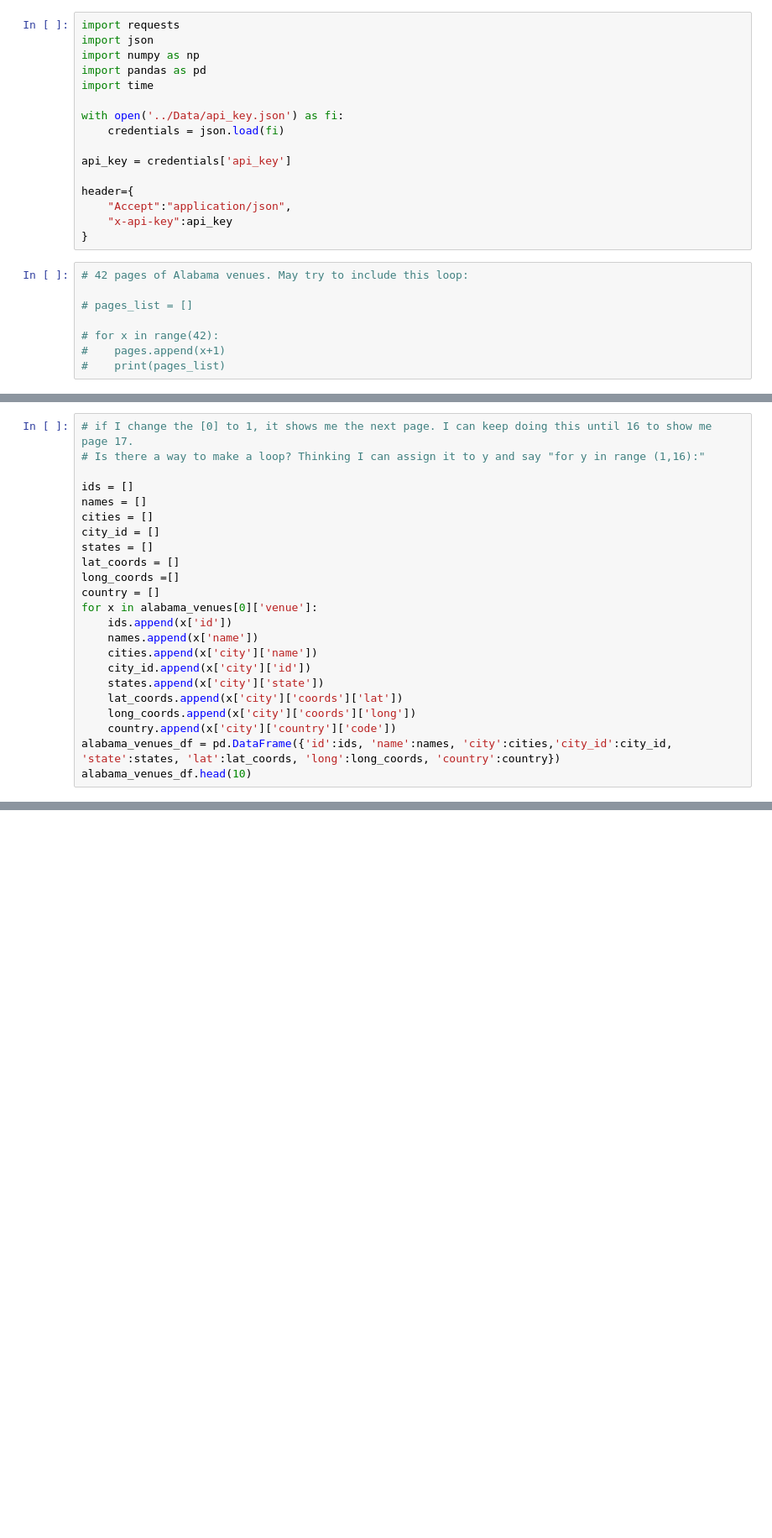
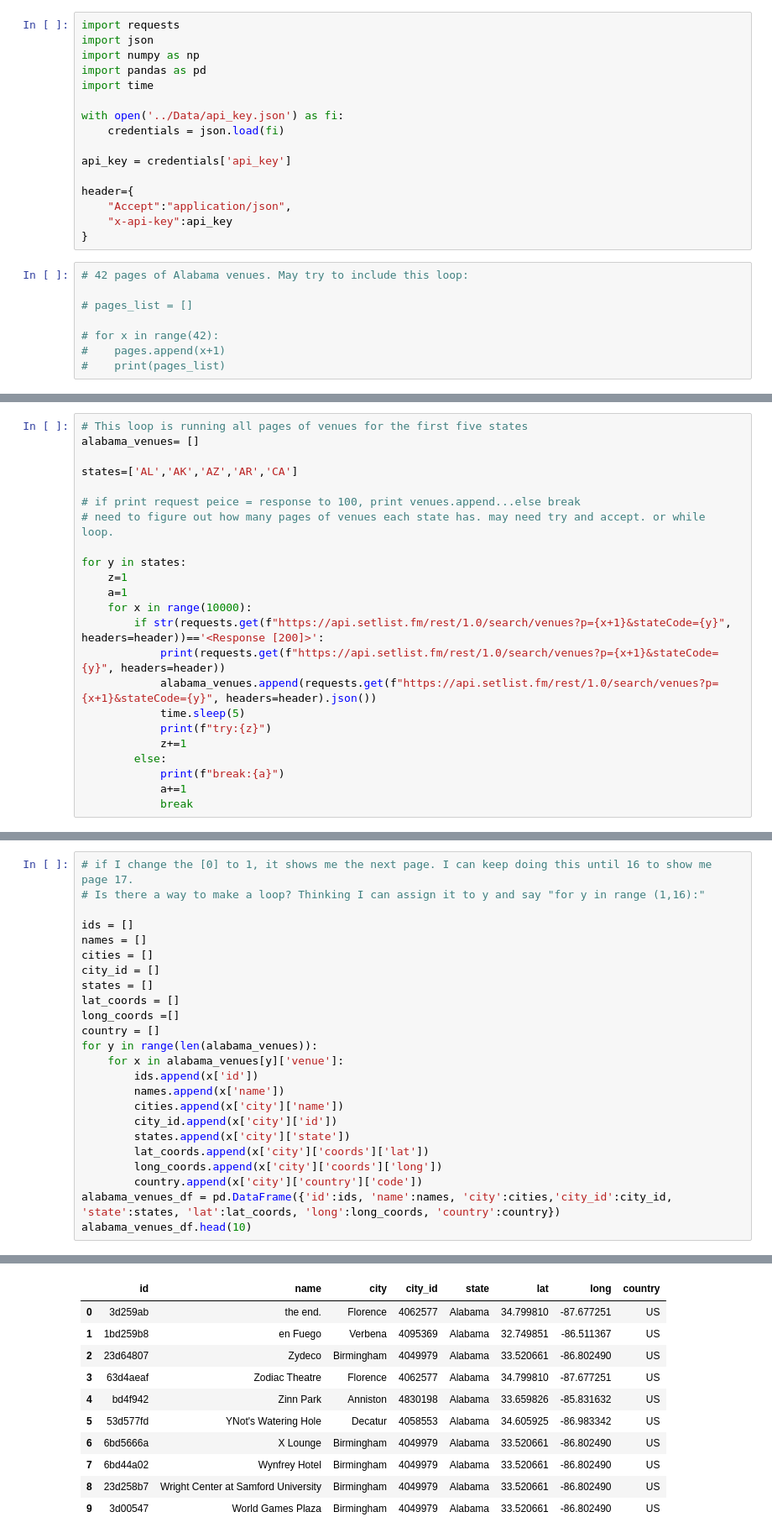
Before and after one commit to rebeccagwolfe/music_matters, a Jupyter notebook: Notebooks/Alabama_Venues.ipynb, the cells around one changed output, grey strips where cells are left out. Shown: that part at 84% size. Cells and saved outputs as stored; diff of their text form; blank space fills up the shorter version.

Commit message:
all venues from first 5 states into dataframe

```diff
--- a/Notebooks/Alabama_Venues.ipynb
+++ b/Notebooks/Alabama_Venues.ipynb
@@ -52,0 +39,23 @@ for x in pages:
+# %%
+# This loop is running all pages of venues for the first five states
+alabama_venues= []
+
+states=['AL','AK','AZ','AR','CA']
+
+# if print request peice = response to 100, print venues.append...else break
+# need to figure out how many pages of venues each state has. may need try and accept. or while loop.
+
+for y in states:
+    z=1
+    a=1
+    for x in range(10000):
+        if str(requests.get(f"https://api.setlist.fm/rest/1.0/search/venues?p={x+1}&stateCode={y}", headers=header))=='<Response [200]>':
+            print(requests.get(f"https://api.setlist.fm/rest/1.0/search/venues?p={x+1}&stateCode={y}", headers=header))
+            alabama_venues.append(requests.get(f"https://api.setlist.fm/rest/1.0/search/venues?p={x+1}&stateCode={y}", headers=header).json())
+            time.sleep(5)
+            print(f"try:{z}")
+            z+=1
+        else:
+            print(f"break:{a}")
+            a+=1
+            break
@@ -84,15 +147,16 @@ states = []
 lat_coords = []
 long_coords =[]
 country = []
-for x in alabama_venues[0]['venue']:
-    ids.append(x['id'])
-    names.append(x['name'])
-    cities.append(x['city']['name'])
-    city_id.append(x['city']['id'])
-    states.append(x['city']['state'])
-    lat_coords.append(x['city']['coords']['lat'])
-    long_coords.append(x['city']['coords']['long'])
-    country.append(x['city']['country']['code'])
+for y in range(len(alabama_venues)):
+    for x in alabama_venues[y]['venue']:
+        ids.append(x['id'])
+        names.append(x['name'])
+        cities.append(x['city']['name'])
+        city_id.append(x['city']['id'])
+        states.append(x['city']['state'])
+        lat_coords.append(x['city']['coords']['lat'])
+        long_coords.append(x['city']['coords']['long'])
+        country.append(x['city']['country']['code'])
 alabama_venues_df = pd.DataFrame({'id':ids, 'name':names, 'city':cities,'city_id':city_id, 'state':states, 'lat':lat_coords, 'long':long_coords, 'country':country})
 alabama_venues_df.head(10)
 # %% [output]
@@ -100,3 +163,14 @@ TypeError: list indices must be integers or slices, not str
+|  | id | name | city | city_id | state | lat | long | country |
+| 0 | 3d259ab | the end. | Florence | 4062577 | Alabama | 34.799810 | -87.677251 | US |
+| 1 | 1bd259b8 | en Fuego | Verbena | 4095369 | Alabama | 32.749851 | -86.511367 | US |
+| 2 | 23d64807 | Zydeco | Birmingham | 4049979 | Alabama | 33.520661 | -86.802490 | US |
+| 3 | 63d4aeaf | Zodiac Theatre | Florence | 4062577 | Alabama | 34.799810 | -87.677251 | US |
+| 4 | bd4f942 | Zinn Park | Anniston | 4830198 | Alabama | 33.659826 | -85.831632 | US |
+| 5 | 53d577fd | YNot's Watering Hole | Decatur | 4058553 | Alabama | 34.605925 | -86.983342 | US |
+| 6 | 6bd5666a | X Lounge | Birmingham | 4049979 | Alabama | 33.520661 | -86.802490 | US |
+| 7 | 6bd44a02 | Wynfrey Hotel | Birmingham | 4049979 | Alabama | 33.520661 | -86.802490 | US |
+| 8 | 23d258b7 | Wright Center at Samford University | Birmingham | 4049979 | Alabama | 33.520661 | -86.802490 | US |
+| 9 | 3d00547 | World Games Plaza | Birmingham | 4049979 | Alabama | 33.520661 | -86.802490 | US |
 # %%
 alabama_venues_df['state'].value_counts()
 # %% [output]
```
Also changed, not shown: parts of 10 cells of this notebook.
